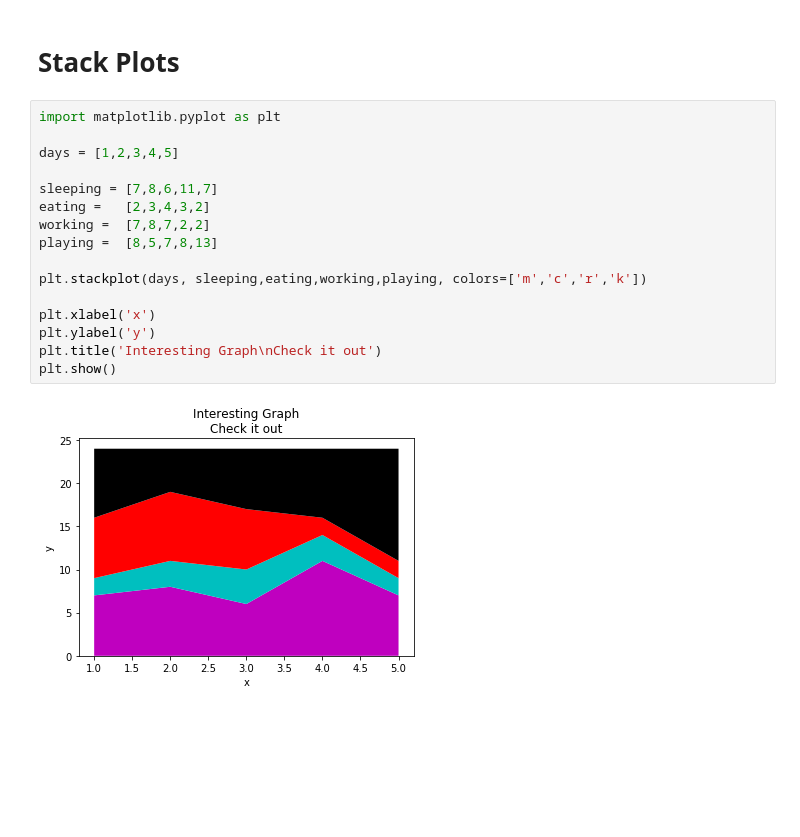
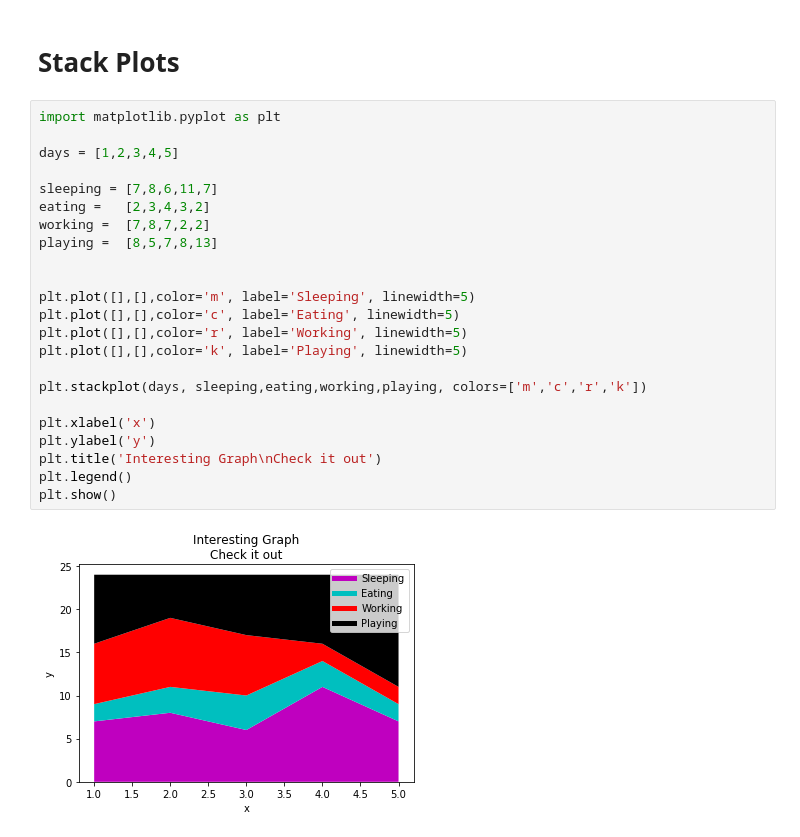
Before and after one commit to KnowledgeMavens/Science-Tech, a Jupyter notebook: Matplotlib 05-19-18/Matplotlib.ipynb, the cells around one changed output. Drawn from its saved outputs; the diff is of its cells as text; blank space fills up the shorter version.

```diff
--- a/Matplotlib 05-19-18/Matplotlib.ipynb
+++ b/Matplotlib 05-19-18/Matplotlib.ipynb
@@ -82,18 +82,25 @@ plt.show()
 # %%
 import matplotlib.pyplot as plt
 
 days = [1,2,3,4,5]
 
 sleeping = [7,8,6,11,7]
 eating =   [2,3,4,3,2]
 working =  [7,8,7,2,2]
 playing =  [8,5,7,8,13]
 
+
+plt.plot([],[],color='m', label='Sleeping', linewidth=5)
+plt.plot([],[],color='c', label='Eating', linewidth=5)
+plt.plot([],[],color='r', label='Working', linewidth=5)
+plt.plot([],[],color='k', label='Playing', linewidth=5)
+
 plt.stackplot(days, sleeping,eating,working,playing, colors=['m','c','r','k'])
 
 plt.xlabel('x')
 plt.ylabel('y')
 plt.title('Interesting Graph\nCheck it out')
+plt.legend()
 plt.show()
 # %% [output]
-[figure, old version]
+[figure, new version]
```
Also changed, not shown: parts of 11 cells of this notebook, 1 other file.
